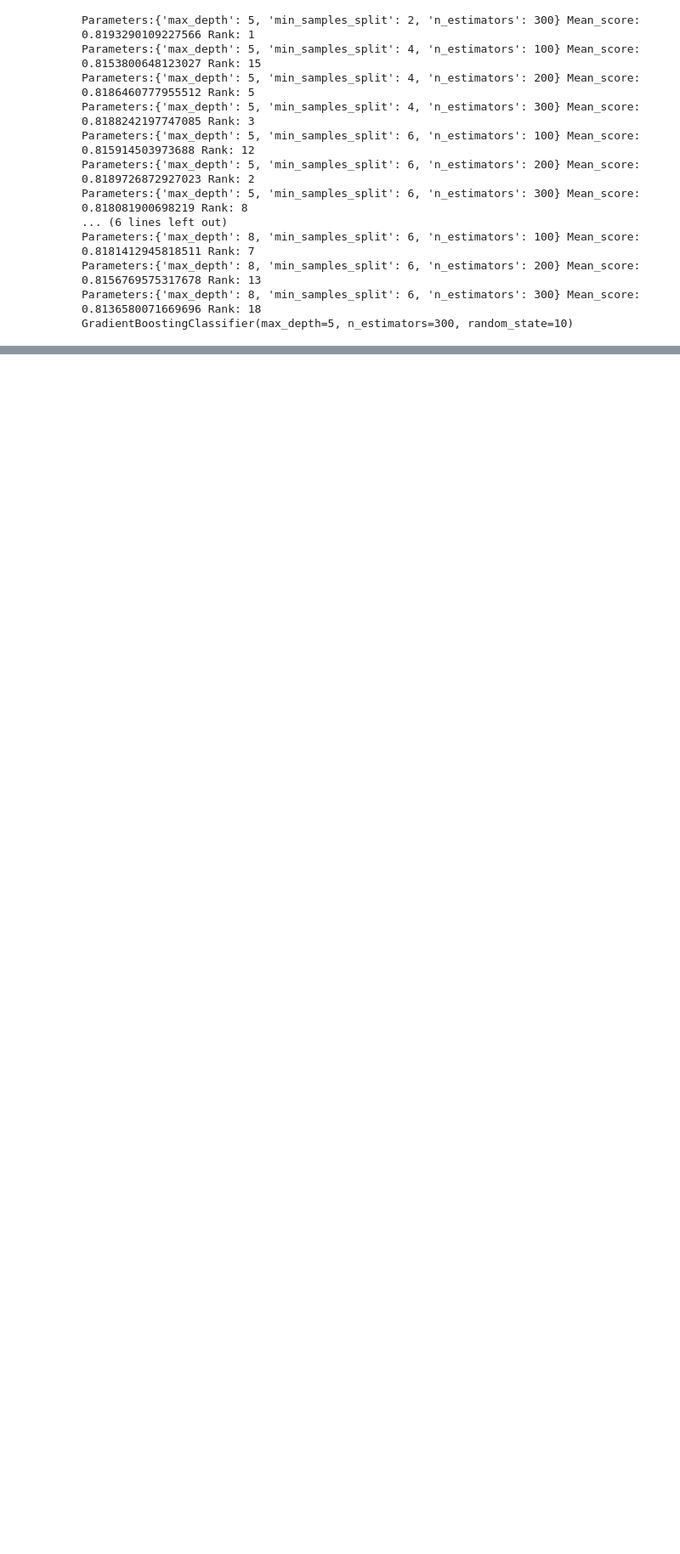
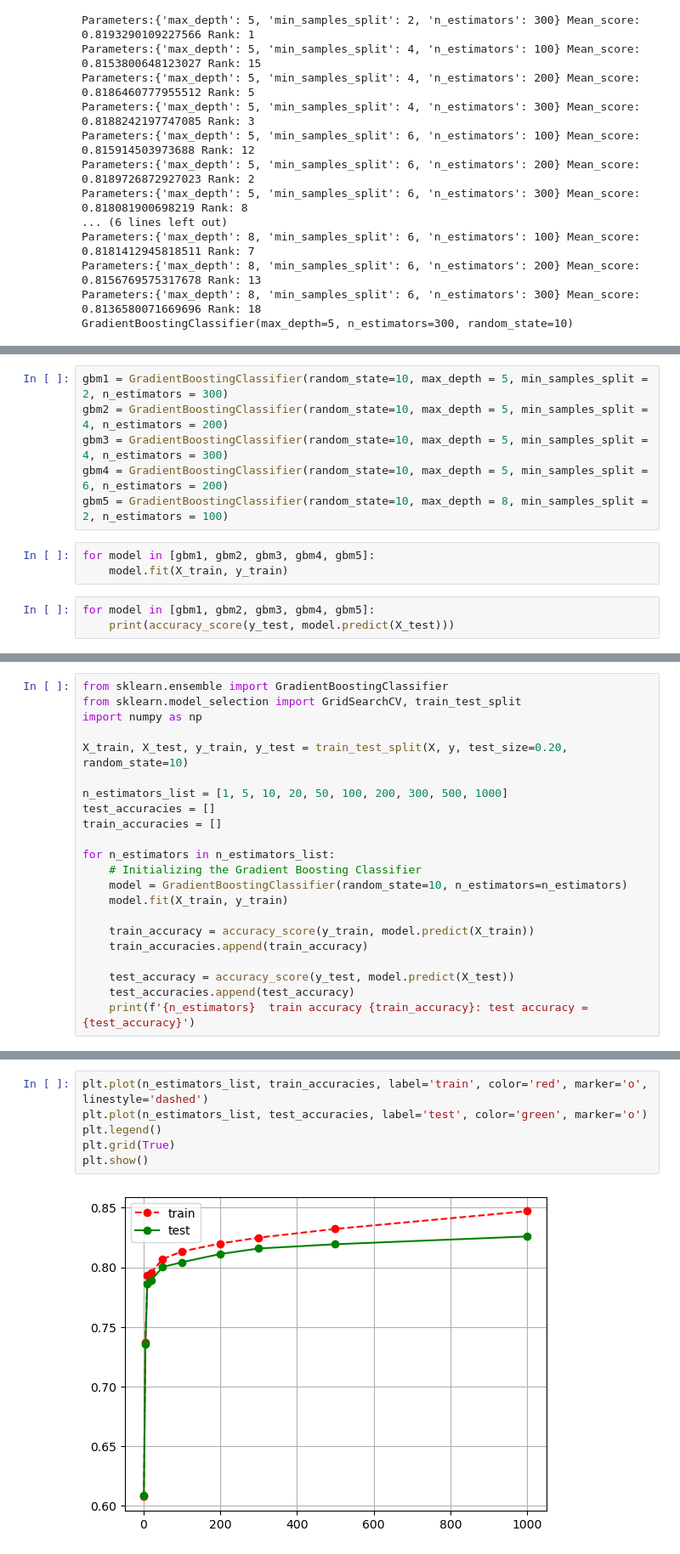
Before and after one commit to UpendraSinghRathore85/ML-Projects-Python, a Jupyter notebook: Supervised Algorithms/Day 141 - ML Boosting -2.ipynb, the cells around one changed output, grey strips where cells are left out. Shown at 85% size. Saved outputs shown, nothing was run; the diff lists cells and outputs as text; blank space fills up the shorter version.

```diff
--- a/Supervised Algorithms/Day 141 - ML Boosting -2.ipynb
+++ b/Supervised Algorithms/Day 141 - ML Boosting -2.ipynb
@@ -318,0 +331,12 @@ GradientBoostingClassifier(max_depth=5, n_estimators=300, random_state=10)
+# %%
+gbm1 = GradientBoostingClassifier(random_state=10, max_depth = 5, min_samples_split = 2, n_estimators = 300)
+gbm2 = GradientBoostingClassifier(random_state=10, max_depth = 5, min_samples_split = 4, n_estimators = 200)
+gbm3 = GradientBoostingClassifier(random_state=10, max_depth = 5, min_samples_split = 4, n_estimators = 300)
+gbm4 = GradientBoostingClassifier(random_state=10, max_depth = 5, min_samples_split = 6, n_estimators = 200)
+gbm5 = GradientBoostingClassifier(random_state=10, max_depth = 8, min_samples_split = 2, n_estimators = 100)
+# %%
+for model in [gbm1, gbm2, gbm3, gbm4, gbm5]:
+    model.fit(X_train, y_train)
+# %%
+for model in [gbm1, gbm2, gbm3, gbm4, gbm5]:
+    print(accuracy_score(y_test, model.predict(X_test)))
@@ -318,0 +443,22 @@ GradientBoostingClassifier(max_depth=5, n_estimators=300, random_state=10)
+# %%
+from sklearn.ensemble import GradientBoostingClassifier
+from sklearn.model_selection import GridSearchCV, train_test_split
+import numpy as np
+
+X_train, X_test, y_train, y_test = train_test_split(X, y, test_size=0.20, random_state=10)
+
+n_estimators_list = [1, 5, 10, 20, 50, 100, 200, 300, 500, 1000]
+test_accuracies = []
+train_accuracies = []
+
+for n_estimators in n_estimators_list:
+    # Initializing the Gradient Boosting Classifier
+    model = GradientBoostingClassifier(random_state=10, n_estimators=n_estimators)
+    model.fit(X_train, y_train)
+
+    train_accuracy = accuracy_score(y_train, model.predict(X_train))
+    train_accuracies.append(train_accuracy)
+
+    test_accuracy = accuracy_score(y_test, model.predict(X_test))
+    test_accuracies.append(test_accuracy)
+    print(f'{n_estimators}  train accuracy {train_accuracy}: test accuracy = {test_accuracy}')
@@ -318,0 +476,8 @@ GradientBoostingClassifier(max_depth=5, n_estimators=300, random_state=10)
+# %%
+plt.plot(n_estimators_list, train_accuracies, label='train', color='red', marker='o', linestyle='dashed')
+plt.plot(n_estimators_list, test_accuracies, label='test', color='green', marker='o')
+plt.legend()
+plt.grid(True)
+plt.show()
+# %% [output]
+[figure, added]
```
Also changed, not shown: parts of 22 cells of this notebook.
